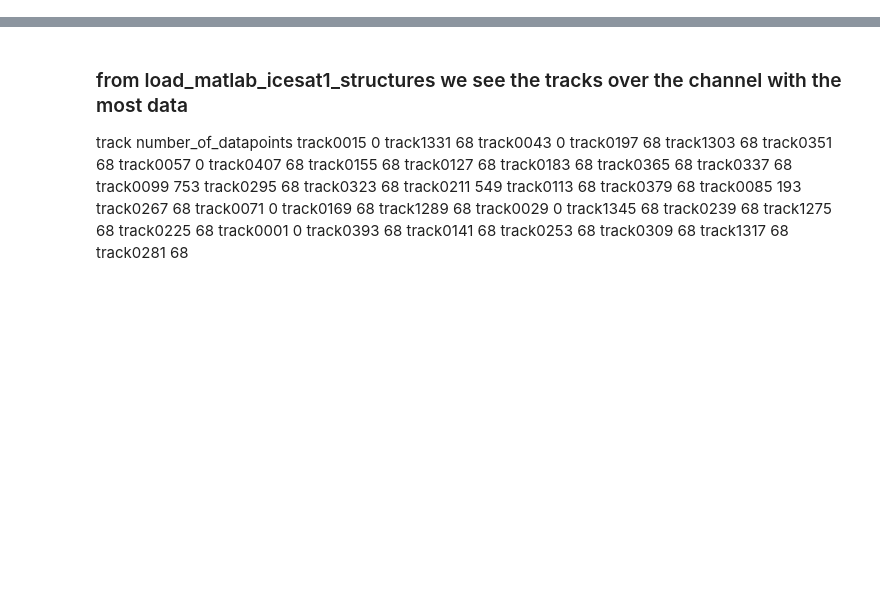
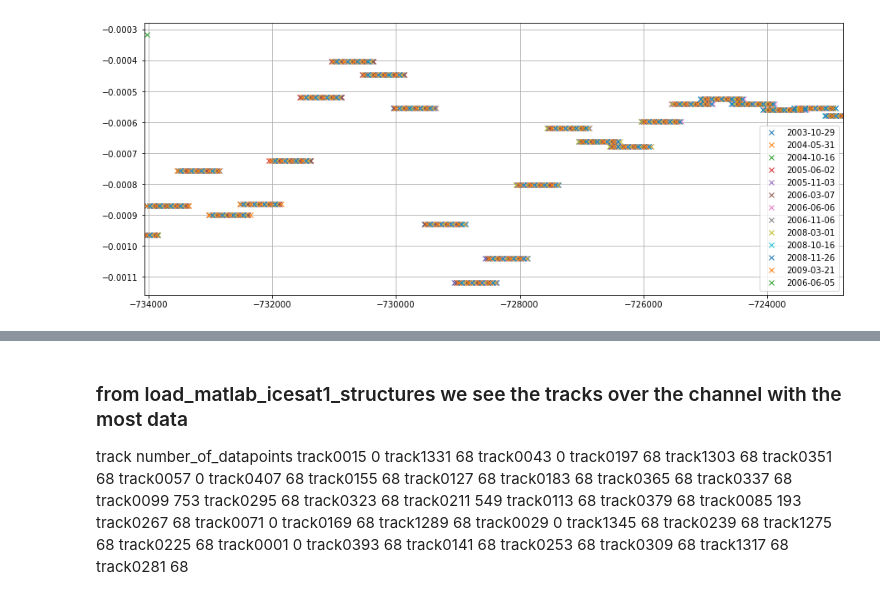
Before and after one commit to arrran/PhD_data_chapter, a Jupyter notebook: Jupyter/ICESAT1/ICESAT1_calculate_residuals.ipynb, the cells around one changed output, grey strips where cells are left out. Cells and saved outputs as stored; diff of their text form; code cells hidden in the pictures; blank space fills up the shorter version.

```diff
--- a/Jupyter/ICESAT1/ICESAT1_calculate_residuals.ipynb
+++ b/Jupyter/ICESAT1/ICESAT1_calculate_residuals.ipynb
@@ -134,0 +116,4 @@ dz = df.res + ( (df.timestamp-df.timestamp.iloc[0]) /  np.timedelta64(1, 'Y'))*d
+# %%
+crosssection('track0099',show='dzdt')
+# %% [output]
+[figure, added]
```
Also changed, not shown: parts of 38 cells of this notebook, 4 other files.
